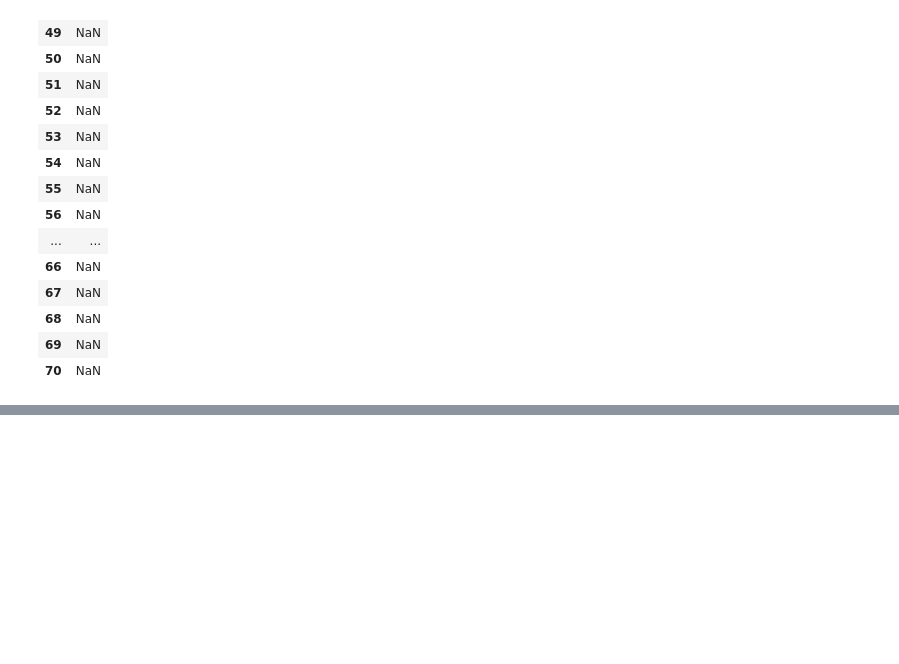
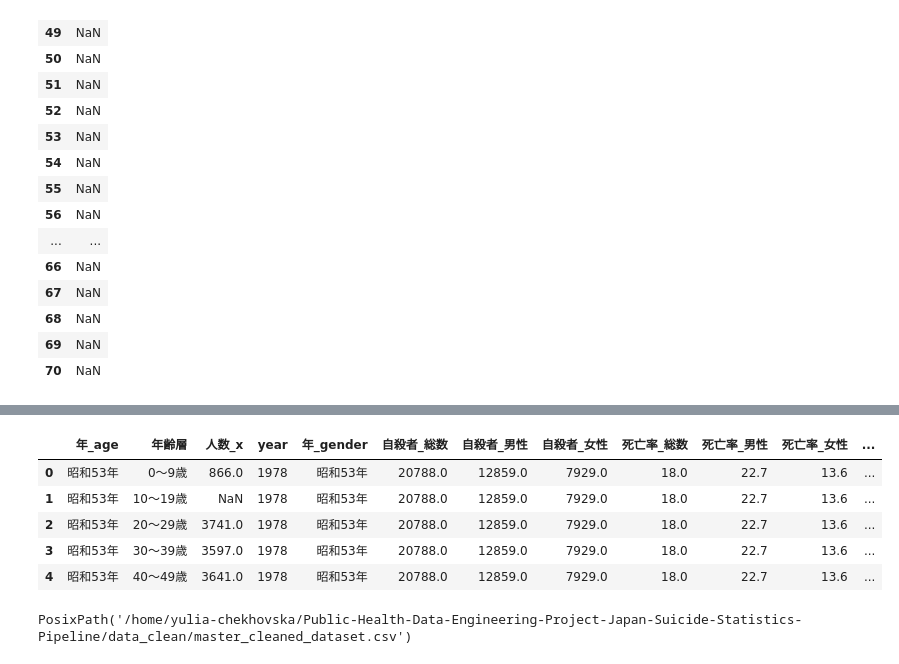
Before and after one commit to YuriyaJP/Public-Health-Data-Engineering-Project-Japan-Suicide-Statistics-Pipeline, a Jupyter notebook: notebooks/Cleaned_dataframe_analysis.ipynb, the cells around one changed output, grey strips where cells are left out. Saved outputs shown, nothing was run; the diff lists cells and outputs as text; code cells hidden in the pictures; blank space fills up the shorter version.

Commit message:
compiled master csv

```diff
--- a/notebooks/Cleaned_dataframe_analysis.ipynb
+++ b/notebooks/Cleaned_dataframe_analysis.ipynb
@@ -362,0 +507,40 @@ def clean_problem_table(df, name):
+# %%
+import pandas as pd
+from pathlib import Path
+
+base = Path("/home/yulia-chekhovska/Public-Health-Data-Engineering-Project-Japan-Suicide-Statistics-Pipeline/data_clean")
+
+age_path = base / "age_cleaned.csv"
+gender_path = base / "gender_cleaned.csv"
+reason_path = base / "reason_cleaned.csv"
+
+age_df = pd.read_csv(age_path)
+gender_df = pd.read_csv(gender_path)
+reason_df = pd.read_csv(reason_path)
+
+# Validate the key
+assert "year" in age_df.columns, "year missing in age_cleaned.csv"
+assert "year" in gender_df.columns, "year missing in gender_cleaned.csv"
+assert "year" in reason_df.columns, "year missing in reason_cleaned.csv"
+
+# Merge
+merged_df = (
+    age_df
+    .merge(gender_df, on="year", how="outer", suffixes=("_age", "_gender"))
+    .merge(reason_df, on="year", how="outer")
+)
+
+merged_df.head()
+# %% [output]
+|  | 年_age | 年齢層 | 人数_x | year | 年_gender | 自殺者_総数 | 自殺者_男性 | 自殺者_女性 | 死亡率_総数 | 死亡率_男性 | 死亡率_女性 | ... |
+| 0 | 昭和53年 | 0～9歳 | 866.0 | 1978 | 昭和53年 | 20788.0 | 12859.0 | 7929.0 | 18.0 | 22.7 | 13.6 | ... |
+| 1 | 昭和53年 | 10～19歳 | NaN | 1978 | 昭和53年 | 20788.0 | 12859.0 | 7929.0 | 18.0 | 22.7 | 13.6 | ... |
+| 2 | 昭和53年 | 20～29歳 | 3741.0 | 1978 | 昭和53年 | 20788.0 | 12859.0 | 7929.0 | 18.0 | 22.7 | 13.6 | ... |
+| 3 | 昭和53年 | 30～39歳 | 3597.0 | 1978 | 昭和53年 | 20788.0 | 12859.0 | 7929.0 | 18.0 | 22.7 | 13.6 | ... |
+| 4 | 昭和53年 | 40～49歳 | 3641.0 | 1978 | 昭和53年 | 20788.0 | 12859.0 | 7929.0 | 18.0 | 22.7 | 13.6 | ... |
+# %%
+out_path = base / "master_cleaned_dataset.csv"
+merged_df.to_csv(out_path, index=False)
+out_path
+# %% [output]
+PosixPath('/home/yulia-chekhovska/Public-Health-Data-Engineering-Project-Japan-Suicide-Statistics-Pipeline/data_clean/master_cleaned_dataset.csv')
```
Also changed, not shown: parts of 14 cells of this notebook.
